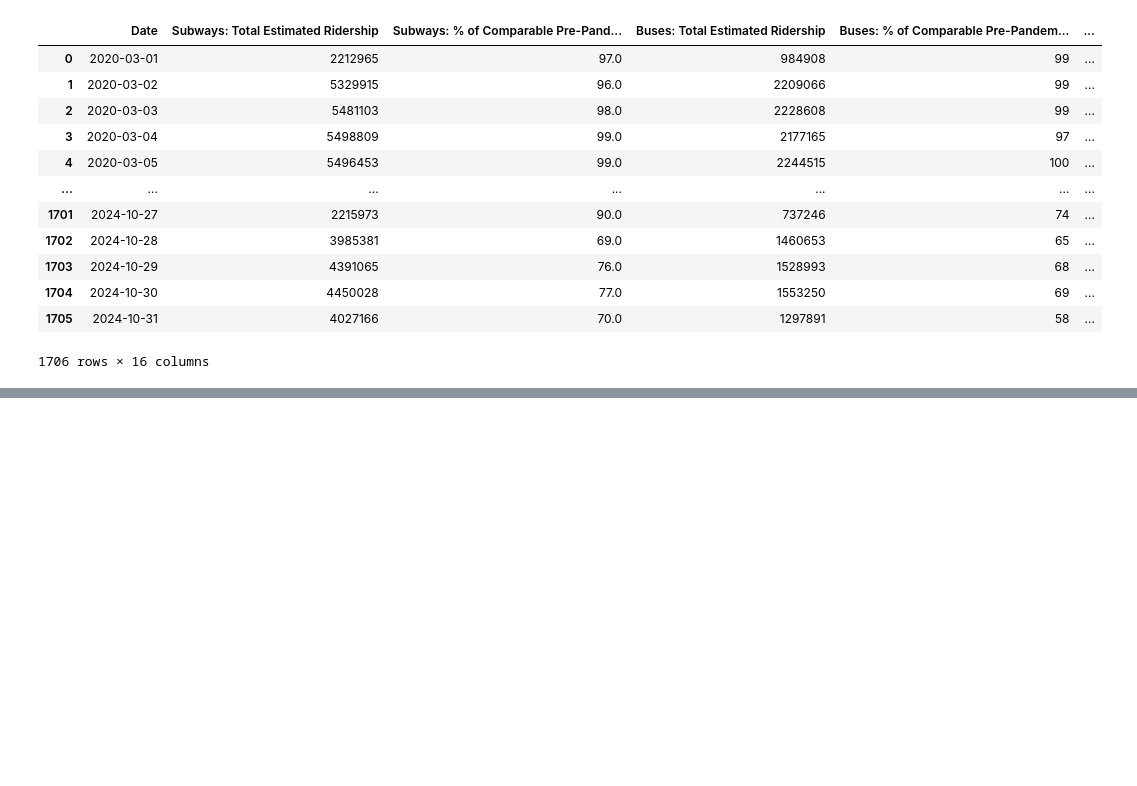
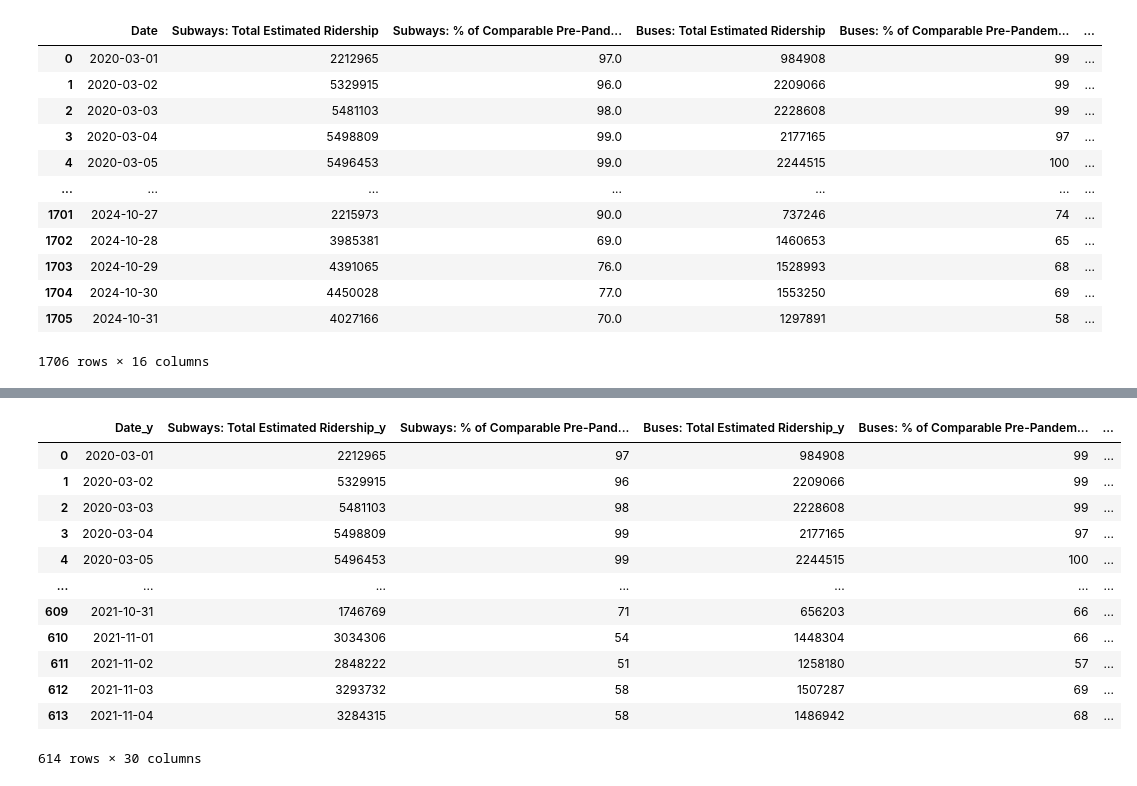
Before and after one commit to arrojuh/python_vishal, a Jupyter notebook: data_analysis (1).ipynb, the cells around one changed output, grey strips where cells are left out. Cells and saved outputs as stored; diff of their text form; code cells hidden in the pictures; blank space fills up the shorter version.

```diff
--- a/data_analysis (1).ipynb
+++ b/data_analysis (1).ipynb
@@ -202,0 +245,16 @@ df
+# %%
+df.join(df3,lsuffix = '_y',rsuffix = '_x',how = 'inner')
+# %% [output]
+|  | Date_y | Subways: Total Estimated Ridership_y | Subways: % of Comparable Pre-Pand... | Buses: Total Estimated Ridership_y | Buses: % of Comparable Pre-Pandem... | ... |
+| 0 | 2020-03-01 | 2212965 | 97 | 984908 | 99 | ... |
+| 1 | 2020-03-02 | 5329915 | 96 | 2209066 | 99 | ... |
+| 2 | 2020-03-03 | 5481103 | 98 | 2228608 | 99 | ... |
+| 3 | 2020-03-04 | 5498809 | 99 | 2177165 | 97 | ... |
+| 4 | 2020-03-05 | 5496453 | 99 | 2244515 | 100 | ... |
+| ... | ... | ... | ... | ... | ... | ... |
+| 609 | 2021-10-31 | 1746769 | 71 | 656203 | 66 | ... |
+| 610 | 2021-11-01 | 3034306 | 54 | 1448304 | 66 | ... |
+| 611 | 2021-11-02 | 2848222 | 51 | 1258180 | 57 | ... |
+| 612 | 2021-11-03 | 3293732 | 58 | 1507287 | 69 | ... |
+| 613 | 2021-11-04 | 3284315 | 58 | 1486942 | 68 | ... |
+614 rows × 30 columns
```
Also changed, not shown: parts of 10 cells of this notebook.
